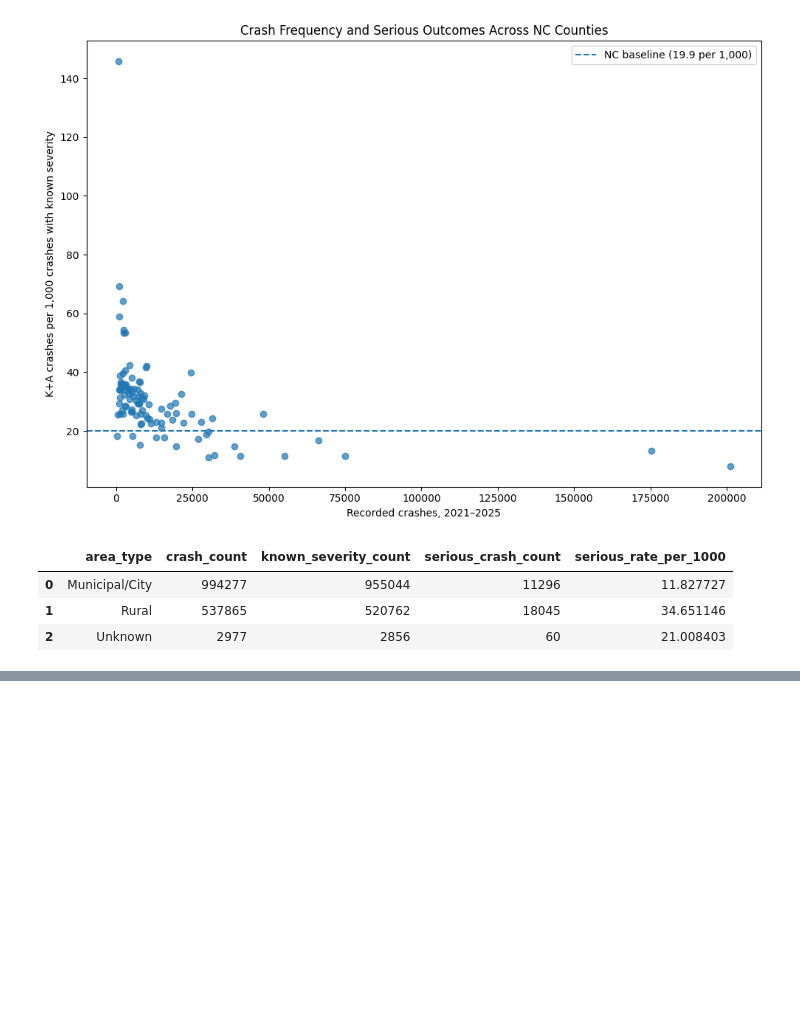
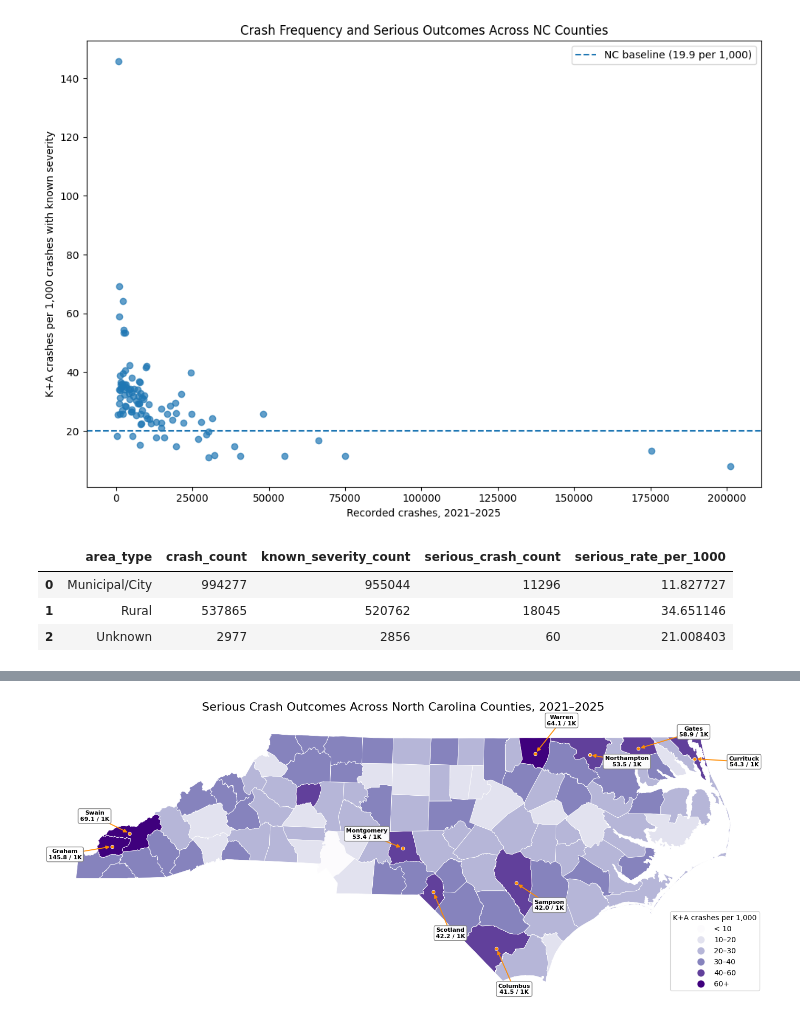
Before and after one commit to debshreechowdhury/nc-road-safety, a Jupyter notebook: notebooks/01_geography_severity_analysis.ipynb, the cells around one changed output, grey strips where cells are left out. Cells and saved outputs as stored; diff of their text form; code cells hidden in the pictures; blank space fills up the shorter version.

```diff
--- a/notebooks/01_geography_severity_analysis.ipynb
+++ b/notebooks/01_geography_severity_analysis.ipynb
@@ -412,0 +1262,26 @@ area_severity_summary
+# %%
+severity_bins = [
+    0,
+    10,
+    20,
+    30,
+    40,
+    60,
+    float("inf"),
+]
+
+severity_labels = [
+    "< 10",
+    "10–20",
+    "20–30",
+    "30–40",
+    "40–60",
+    "60+",
+]
+
+nc_county_geo["serious_rate_band"] = pd.cut(
+    nc_county_geo["serious_rate_per_1000"],
+    bins=severity_bins,
+    labels=severity_labels,
+    right=False,
+)
@@ -412,0 +1301,18 @@ area_severity_summary
+# %%
+plot_county_metric_map(
+    geo_df=nc_county_geo,
+    metric_col="serious_rate_per_1000",
+    category_col="serious_rate_band",
+    title=(
+        "Serious Crash Outcomes Across "
+        "North Carolina Counties, 2021–2025"
+    ),
+    legend_title="K+A crashes per 1,000",
+    n_labels=10,
+    label_metric_col="serious_rate_per_1000",
+    label_formatter=lambda x: f"{x:.1f} / 1K",
+    cmap="Purples",
+    legend_loc="lower right",
+)
+# %% [output]
+[figure, added]
```
Also changed, not shown: parts of 35 cells of this notebook, 5 other files.
